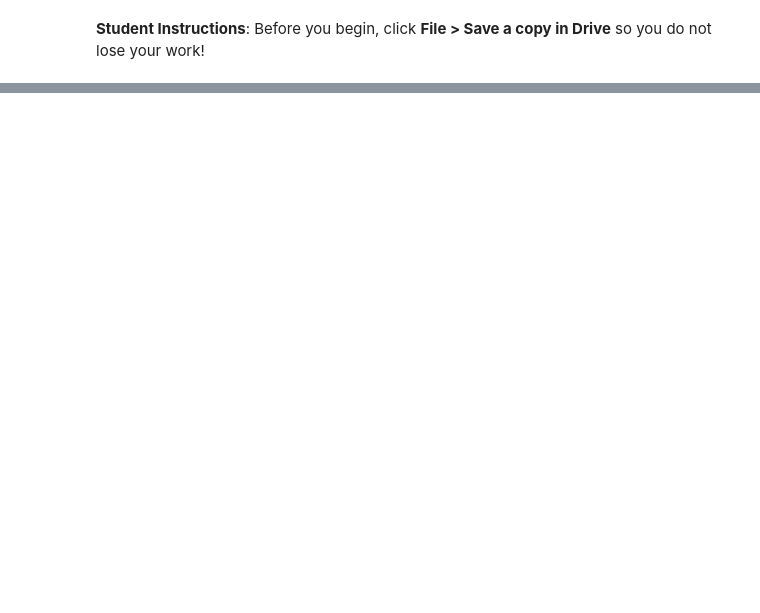
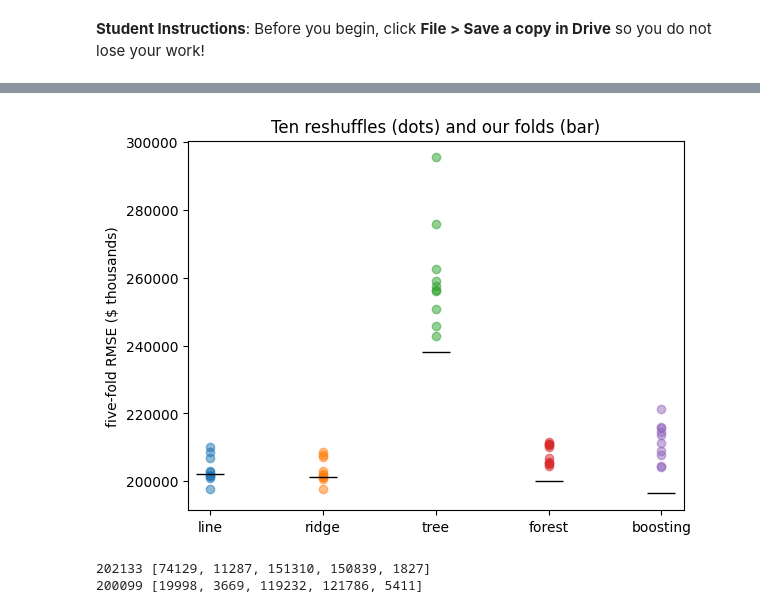
Before and after one commit to ryanaxiom/Applied-ML, a Jupyter notebook: code/Day27_Carnegie_summary.ipynb, the cells around one changed output, grey strips where cells are left out. Cells and saved outputs as stored; diff of their text form; code cells hidden in the pictures; blank space fills up the shorter version.

```diff
--- a/code/Day27_Carnegie_summary.ipynb
+++ b/code/Day27_Carnegie_summary.ipynb
@@ -30,0 +55,14 @@ print(round(np.sqrt(np.mean((y - y.mean())**2)), 1))
+# %%
+naive = np.sqrt(np.mean((y - y.mean())**2))
+on_ours = {}
+for name, model in models.items():
+    on_ours[name] = rmse_cv(model, d[five], y)
+    under = round(100 * (1 - on_ours[name] / naive), 1)
+    print(name, on_ours[name], str(under) + "% under the naive RMSE")
+four = [on_ours[k] for k in ["line", "ridge", "forest", "boosting"]]
+print("the four are", max(four) - min(four), "apart")
+print("the tree is", on_ours["tree"] - on_ours["line"], "behind the line")
+ridge.fit(d[five], y)
+print("the search on all rows picks alpha",
+      ridge.best_params_["ridge__alpha"])
+print("its own best score", round(np.sqrt(-ridge.best_score_)))
@@ -30,0 +79,10 @@ print(round(np.sqrt(np.mean((y - y.mean())**2)), 1))
+# %%
+scores = {name: [] for name in models}
+for seed in range(10):                        # ten reshuffles
+    folds = KFold(n_splits=5, shuffle=True, random_state=seed)
+    for name, model in models.items():
+        scores[name].append(rmse_cv(model, d[five], y, folds))
+for name in models:
+    wins = np.sum(np.array(scores[name]) < np.array(scores["line"]))
+    print(name, wins, end="  ")
+print("line's range:", min(scores["line"]), max(scores["line"]))
@@ -30,0 +91,9 @@ print(round(np.sqrt(np.mean((y - y.mean())**2)), 1))
+# %%
+for name in models:
+    wins = np.sum(np.array(scores[name]) < np.array(scores["line"]))
+    print(name, min(scores[name]), max(scores[name]), wins)
+gain = np.array(scores["line"]) - np.array(scores["ridge"])
+print("line minus ridge:", [int(g) for g in gain])
+print("largest", int(gain.max()), " median", float(np.median(gain)))
+spread = max(scores["line"]) - min(scores["line"])
+print("the line's range", spread, " ratio", round(spread / 5729, 2))
@@ -30,0 +109,27 @@ print(round(np.sqrt(np.mean((y - y.mean())**2)), 1))
+# %%
+import matplotlib.pyplot as plt
+for k, name in enumerate(models):
+    plt.plot([k] * 10, scores[name], "o", alpha=0.5)
+    plt.plot(k, on_ours[name], "k_", markersize=20)
+plt.xticks(range(5), list(models))
+plt.ylabel("five-fold RMSE ($ thousands)")
+plt.title("Ten reshuffles (dots) and our folds (bar)")
+plt.show()
+# %% [output]
+[figure, added]
+# %%
+def shuffled_rmse(model, col=None):
+    rng, mses = np.random.default_rng(309), []
+    for train, test in kf.split(d):
+        model.fit(d[five].iloc[train], y.iloc[train])
+        Xt = d[five].iloc[test].copy()
+        if col is not None:                 # held-out rows only
+            Xt[col] = rng.permutation(Xt[col].values)
+        mses.append(np.mean((y.iloc[test] - model.predict(Xt))**2))
+    return round(np.sqrt(np.mean(mses)))
+for model in [line, rf]:
+    base = shuffled_rmse(model)
+    print(base, [shuffled_rmse(model, c) - base for c in five])
+# %% [output]
+202133 [74129, 11287, 151310, 150839, 1827]
+200099 [19998, 3669, 119232, 121786, 5411]
```
Also changed, not shown: parts of 5 cells of this notebook.
